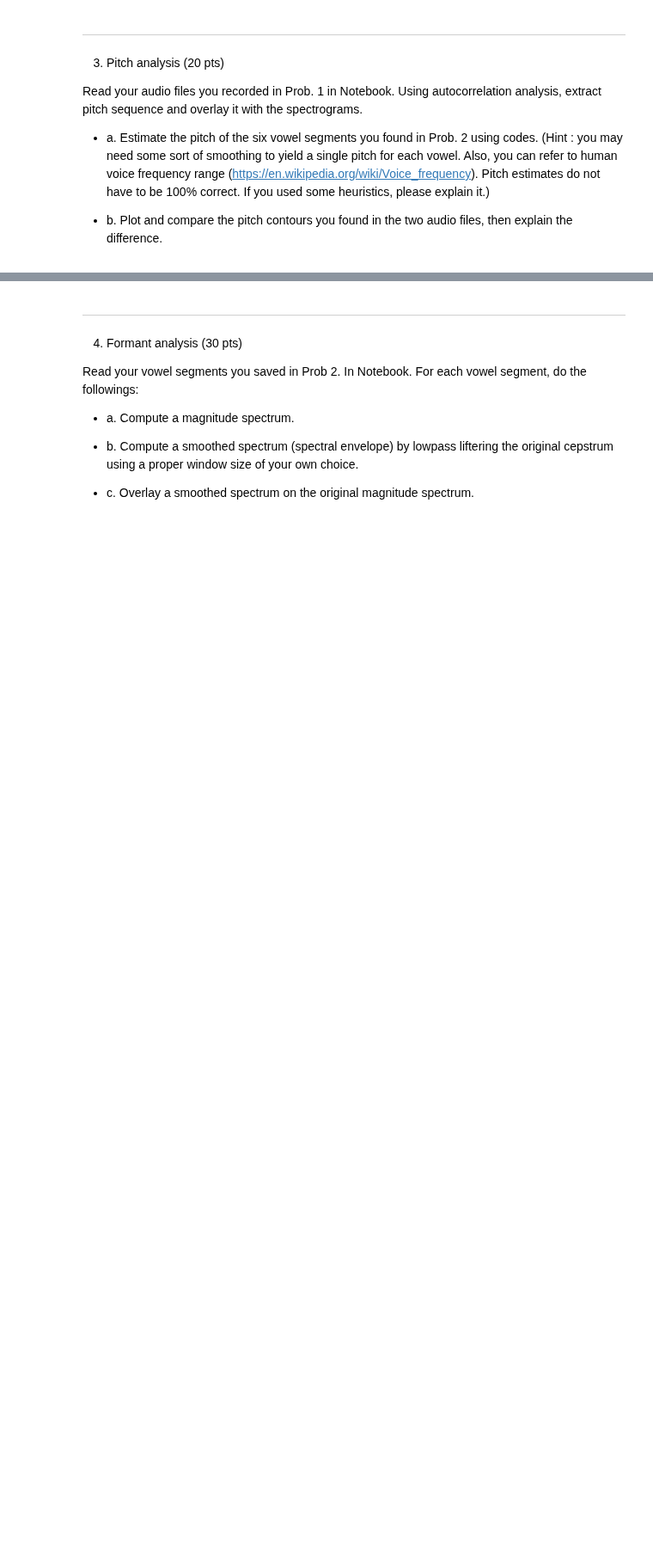
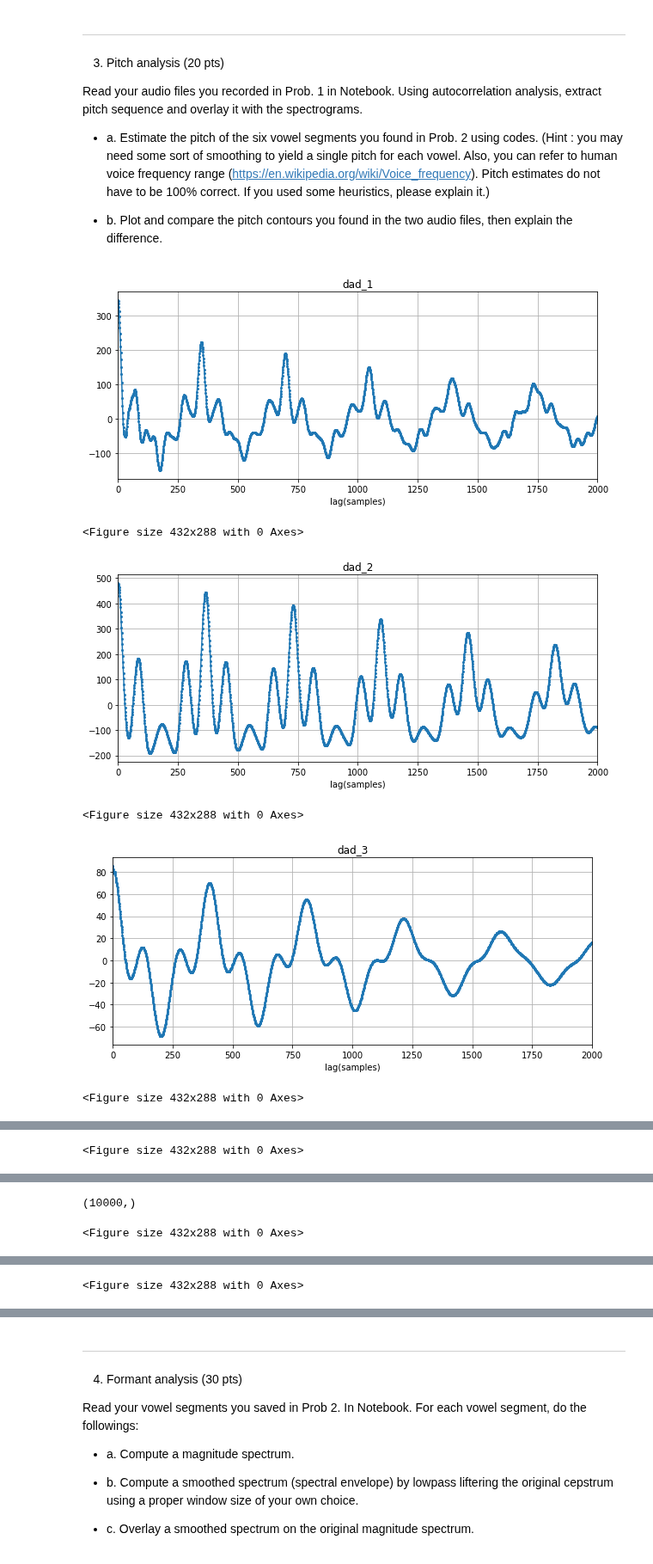
Before and after one commit to changwoonchoi/cl2020, a Jupyter notebook: as_4/assignment04.ipynb, the cells around one changed output, grey strips where cells are left out. Shown at 86% size. Drawn from its saved outputs; the diff is of its cells as text; code cells hidden in the pictures; blank space fills up the shorter version.

```diff
--- a/as_4/assignment04.ipynb
+++ b/as_4/assignment04.ipynb
@@ -134,0 +137,74 @@ ipd.Audio(mom_3, rate=sr, autoplay=False)
+# %%
+'''
+Before starting to solve the problem,
+let's observe the autocorrelate functions of the vowel segments first to determine
+how to pick the peaks.
+'''
+r_dad_1 = r_dad_1[int(0.3*sr):int(0.35*sr)]
+r_dad_1 = librosa.autocorrelate(dad_1, max_size=10000)
+plt.figure(figsize=(10,4))
+plt.plot(r_dad_1, 'o-', markersize=2)
+plt.title('dad_1')
+plt.xlabel('lag(samples)')
+plt.xlim(0,2000)
+plt.grid()
+plt.show()
+plt.clf()
+
+r_dad_2 = librosa.autocorrelate(dad_2, max_size=10000)
+plt.figure(figsize=(10,4))
+plt.plot(r_dad_2, 'o-', markersize=2)
+plt.title('dad_2')
+plt.xlabel('lag(samples)')
+plt.xlim(0,2000)
+plt.grid()
+plt.show()
+plt.clf()
+
+r_dad_3 = librosa.autocorrelate(dad_3, max_size=10000)
+plt.figure(figsize=(10,4))
+plt.plot(r_dad_3, 'o-', markersize=2)
+plt.title('dad_3')
+plt.xlabel('lag(samples)')
+plt.xlim(0,2000)
+plt.grid()
+plt.show()
+plt.clf()
+
+r_mom_1 = librosa.autocorrelate(mom_1, max_size=10000)
+plt.figure(figsize=(10,4))
+plt.plot(r_mom_1, 'o-', markersize=2)
+plt.title('mom_1')
+plt.xlabel('lag(samples)')
+plt.xlim(0,2000)
+plt.grid()
+plt.show()
+plt.clf()
+
+r_mom_2 = librosa.autocorrelate(mom_2, max_size=10000)
+plt.figure(figsize=(10,4))
+plt.plot(r_mom_2, 'o-', markersize=2)
+plt.title('mom_2')
+plt.xlabel('lag(samples)')
+plt.xlim(0,2000)
+plt.grid()
+plt.show()
+plt.clf()
+
+r_mom_3 = librosa.autocorrelate(mom_3, max_size=10000)
+print(r_mom_3.shape)
+plt.figure(figsize=(10,4))
+plt.plot(r_mom_3, 'o-', markersize=2)
+plt.title('mom_3')
+plt.xlabel('lag(samples)')
+plt.xlim(0,2000)
+plt.grid()
+plt.show()
+plt.clf()
+# %% [output]
+[figure, added]
+<Figure size 432x288 with 0 Axes>
+[figure, added]
+<Figure size 432x288 with 0 Axes>
+[figure, added]
+<Figure size 432x288 with 0 Axes>
@@ -134,0 +212 @@ ipd.Audio(mom_3, rate=sr, autoplay=False)
+<Figure size 432x288 with 0 Axes>
@@ -134,0 +214,2 @@ ipd.Audio(mom_3, rate=sr, autoplay=False)
+(10000,)
+<Figure size 432x288 with 0 Axes>
@@ -134,0 +217 @@ ipd.Audio(mom_3, rate=sr, autoplay=False)
+<Figure size 432x288 with 0 Axes>
```
Also changed, not shown: parts of 15 cells of this notebook, 6 other files.
